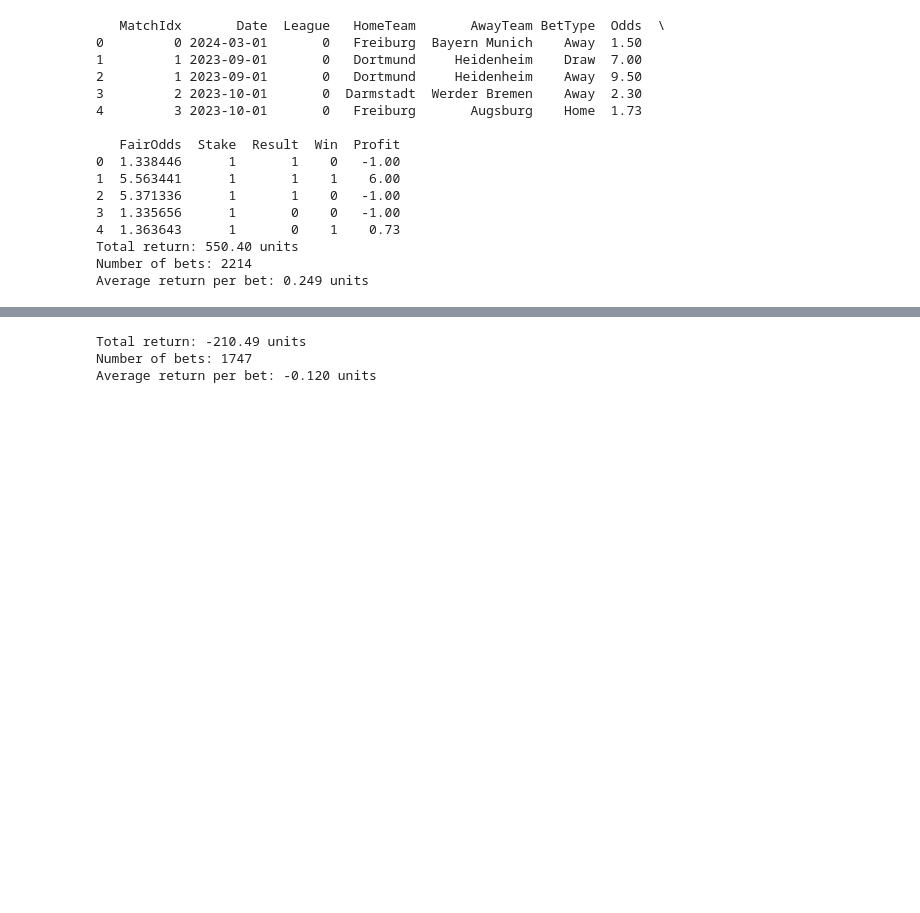
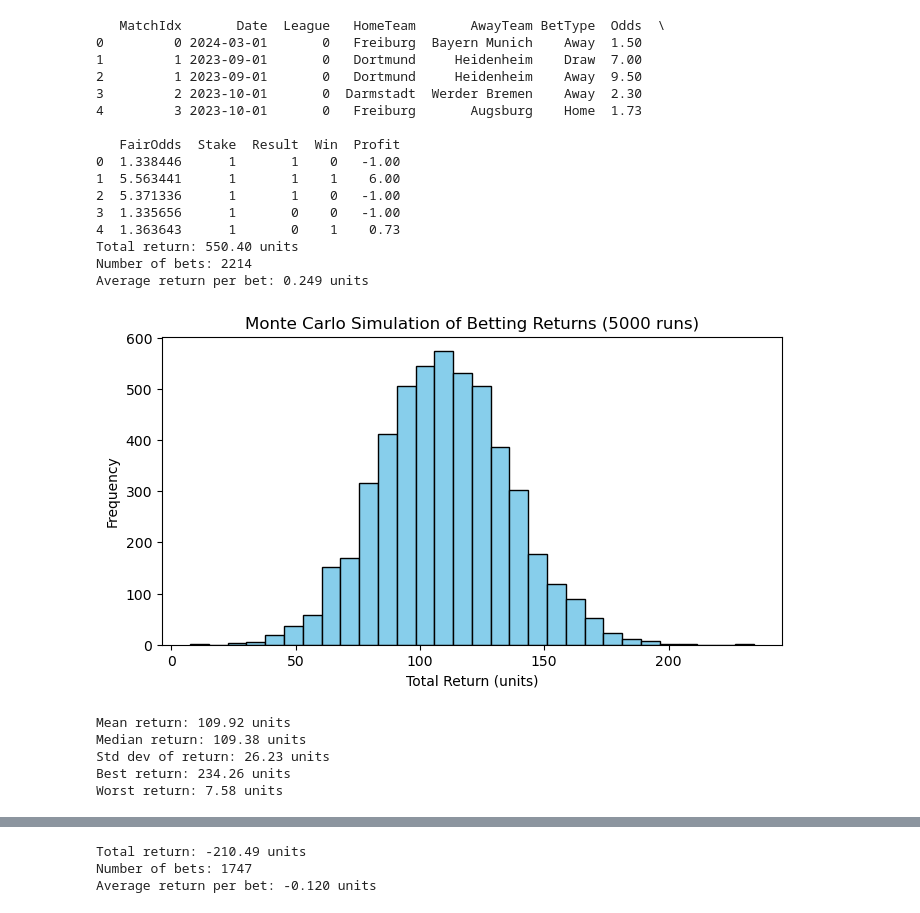
Before and after one commit to tarintrader/ml-football-project, a Jupyter notebook: football_ml_pipeline.ipynb, the cells around one changed output, grey strips where cells are left out. Cells and saved outputs as stored; diff of their text form; code cells hidden in the pictures; blank space fills up the shorter version.

```diff
--- a/football_ml_pipeline.ipynb
+++ b/football_ml_pipeline.ipynb
@@ -919,31 +918,38 @@ def monte_carlo_betting(sim_df, n_simulations=1000, stake=1, random_seed=42):
                     profit = payout - stake
                     bet_results.append(profit)
                     num_bets += 1
                 # Away win
                 if row['Fair_A'] < row['B365A']:
                     win = 1 if row['Result'] == 2 else 0
                     payout = (row['B365A'] * stake) if win else 0
                     profit = payout - stake
                     bet_results.append(profit)
                     num_bets += 1
         total_returns.append(sum(bet_results))
         num_bets_list.append(num_bets)
     return total_returns, num_bets_list
 
 # Run the simulation
-n_simulations = 100000
+n_simulations = 5000
 returns, bets = monte_carlo_betting(sim_df, n_simulations=n_simulations)
 
 # Plot results
 plt.figure(figsize=(8,4))
 plt.hist(returns, bins=30, color='skyblue', edgecolor='k')
 plt.title(f'Monte Carlo Simulation of Betting Returns ({n_simulations} runs)')
 plt.xlabel('Total Return (units)')
 plt.ylabel('Frequency')
 plt.show()
 
 print(f"Mean return: {np.mean(returns):.2f} units")
 print(f"Median return: {np.median(returns):.2f} units")
 print(f"Std dev of return: {np.std(returns):.2f} units")
 print(f"Best return: {np.max(returns):.2f} units")
 print(f"Worst return: {np.min(returns):.2f} units")
+# %% [output]
+[figure, added]
+Mean return: 109.92 units
+Median return: 109.38 units
+Std dev of return: 26.23 units
+Best return: 234.26 units
+Worst return: 7.58 units
```
Also changed, not shown: parts of 3 cells of this notebook.
